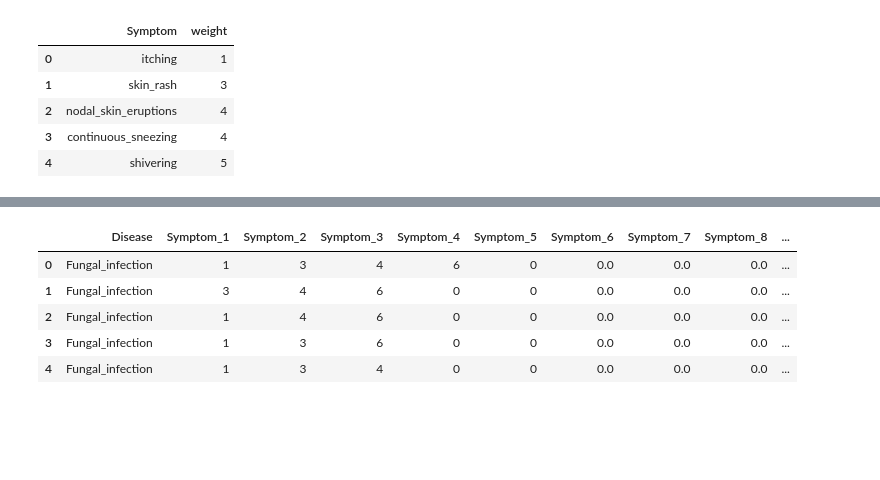
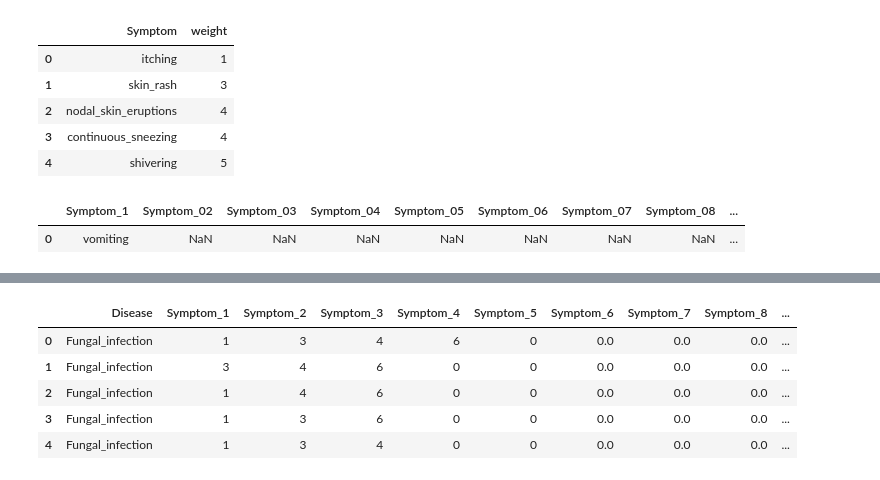
Before and after one commit to TheBlueZayn/Disease-Symptom-Prediction, a Jupyter notebook: sympt.ipynb, the cells around one changed output, grey strips where cells are left out. Drawn from its saved outputs; the diff is of its cells as text; code cells hidden in the pictures; blank space fills up the shorter version.

```diff
--- a/sympt.ipynb
+++ b/sympt.ipynb
@@ -156,6 +163,14 @@ df_4.head()
 | 2 | nodal_skin_eruptions | 4 |
 | 3 | continuous_sneezing | 4 |
 | 4 | shivering | 5 |
+# %%
+symps = {"Symptom_1": "vomiting", "Symptom_02" : np.nan, "Symptom_03" : np.nan,"Symptom_04" : np.nan,"Symptom_05" : np.nan,"Symptom_06" : np.nan,"Symptom_07" : np.nan,"Symptom_08" : np.nan,"Symptom_09" : np.nan,"Symptom_10" : np.nan,"Symptom_11" : np.nan, "Symptom_12" : np.nan,"Symptom_13" : np.nan,"Symptom_14" : np.nan,"Symptom_15" : np.nan, "Symptom_16" : np.nan,"Symptom_17" : np.nan,}
+# %%
+Test = pd.DataFrame(symps, index=range(1))
+Test
+# %% [output]
+|  | Symptom_1 | Symptom_02 | Symptom_03 | Symptom_04 | Symptom_05 | Symptom_06 | Symptom_07 | Symptom_08 | ... |
+| 0 | vomiting | NaN | NaN | NaN | NaN | NaN | NaN | NaN | ... |
 # %%
 def encode_symp(Test, df_4):
     for i in df_4.index:
```
Also changed, not shown: parts of 12 cells of this notebook.
